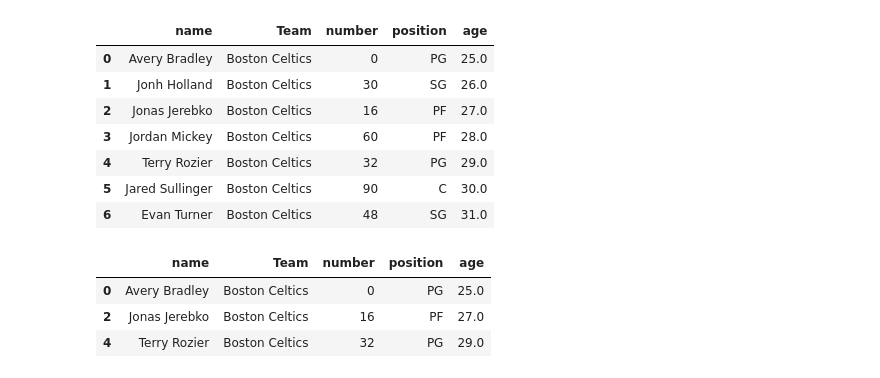
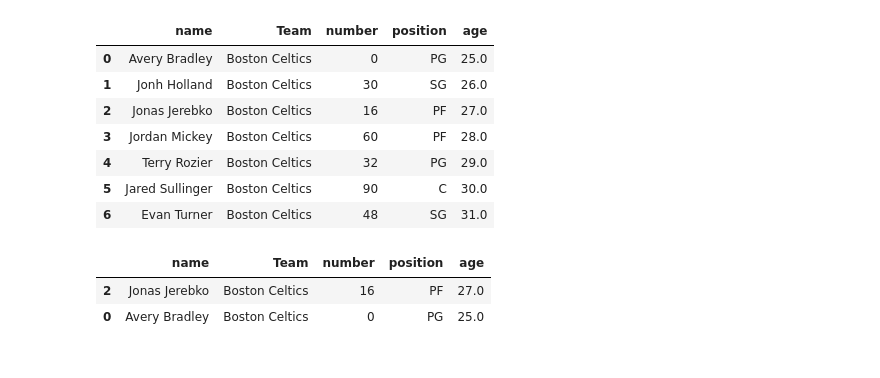
Before and after one commit to MarinhoDevTi/inteligenciaArtificial, a Jupyter notebook: praticAula02.ipynb, the cells around one changed output. Saved outputs shown, nothing was run; the diff lists cells and outputs as text; code cells hidden in the pictures.

```diff
--- a/praticAula02.ipynb
+++ b/praticAula02.ipynb
@@ -27,9 +27,8 @@ df
 | 5 | Jared Sullinger | Boston Celtics | 90 | C | 30.0 |
 | 6 | Evan Turner | Boston Celtics | 48 | SG | 31.0 |
 # %%
-df.loc[[0,2,4]]
+df.loc[[2,0]]
 # %% [output]
 |  | name | Team | number | position | age |
+| 2 | Jonas Jerebko | Boston Celtics | 16 | PF | 27.0 |
 | 0 | Avery Bradley | Boston Celtics | 0 | PG | 25.0 |
-| 2 | Jonas Jerebko | Boston Celtics | 16 | PF | 27.0 |
-| 4 | Terry Rozier | Boston Celtics | 32 | PG | 29.0 |
```
Also changed, not shown: parts of 4 cells of this notebook.
